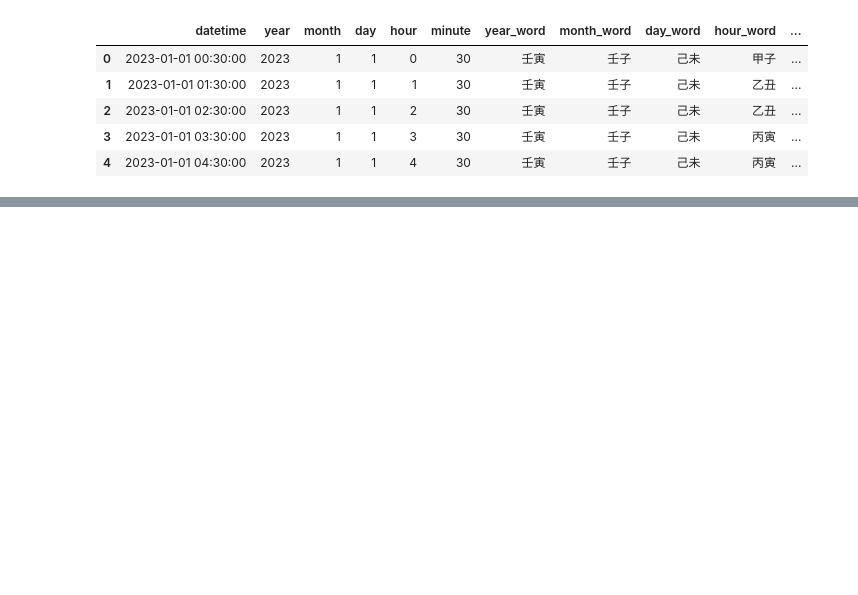
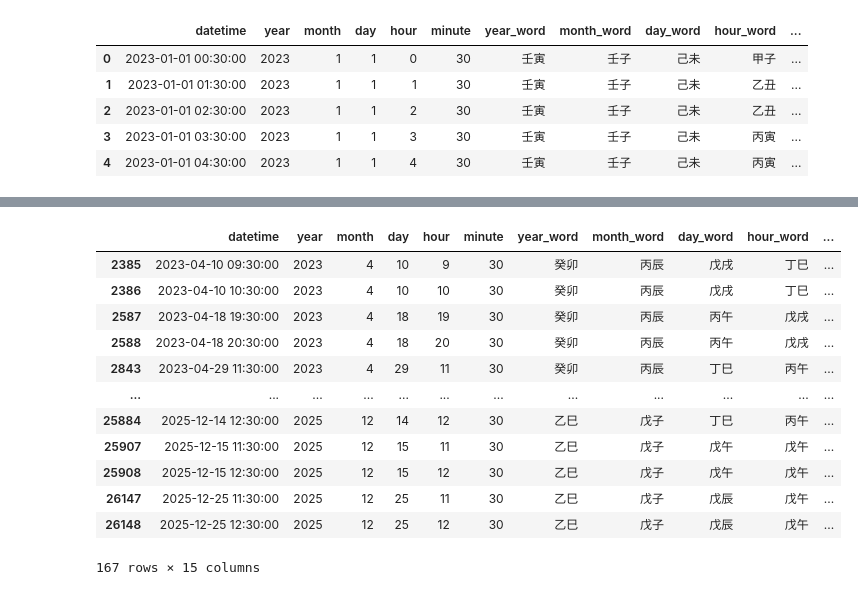
Before and after one commit to articuly/DA_and_ML, a Jupyter notebook: eight_word/filter_eight_word.ipynb, the cells around one changed output, grey strips where cells are left out. Cells and saved outputs as stored; diff of their text form; code cells hidden in the pictures; blank space fills up the shorter version.

```diff
--- a/eight_word/filter_eight_word.ipynb
+++ b/eight_word/filter_eight_word.ipynb
@@ -93 +107,18 @@ df[df['four_fire_earth6'] == True]
+# %%
+df['four_fire_earth6_dedup'] = df.apply(lambda row: contain_fire_earth_dedup(row['eight_word'], 6), axis=1)
+df[df['four_fire_earth6_dedup'] == True]
+# %% [output]
+|  | datetime | year | month | day | hour | minute | year_word | month_word | day_word | hour_word | ... |
+| 2385 | 2023-04-10 09:30:00 | 2023 | 4 | 10 | 9 | 30 | 癸卯 | 丙辰 | 戊戌 | 丁巳 | ... |
+| 2386 | 2023-04-10 10:30:00 | 2023 | 4 | 10 | 10 | 30 | 癸卯 | 丙辰 | 戊戌 | 丁巳 | ... |
+| 2587 | 2023-04-18 19:30:00 | 2023 | 4 | 18 | 19 | 30 | 癸卯 | 丙辰 | 丙午 | 戊戌 | ... |
+| 2588 | 2023-04-18 20:30:00 | 2023 | 4 | 18 | 20 | 30 | 癸卯 | 丙辰 | 丙午 | 戊戌 | ... |
+| 2843 | 2023-04-29 11:30:00 | 2023 | 4 | 29 | 11 | 30 | 癸卯 | 丙辰 | 丁巳 | 丙午 | ... |
+| ... | ... | ... | ... | ... | ... | ... | ... | ... | ... | ... | ... |
+| 25884 | 2025-12-14 12:30:00 | 2025 | 12 | 14 | 12 | 30 | 乙巳 | 戊子 | 丁巳 | 丙午 | ... |
+| 25907 | 2025-12-15 11:30:00 | 2025 | 12 | 15 | 11 | 30 | 乙巳 | 戊子 | 戊午 | 戊午 | ... |
+| 25908 | 2025-12-15 12:30:00 | 2025 | 12 | 15 | 12 | 30 | 乙巳 | 戊子 | 戊午 | 戊午 | ... |
+| 26147 | 2025-12-25 11:30:00 | 2025 | 12 | 25 | 11 | 30 | 乙巳 | 戊子 | 戊辰 | 戊午 | ... |
+| 26148 | 2025-12-25 12:30:00 | 2025 | 12 | 25 | 12 | 30 | 乙巳 | 戊子 | 戊辰 | 戊午 | ... |
+167 rows × 15 columns
 # %%
```
Also changed, not shown: parts of 11 cells of this notebook, 6 other files.
